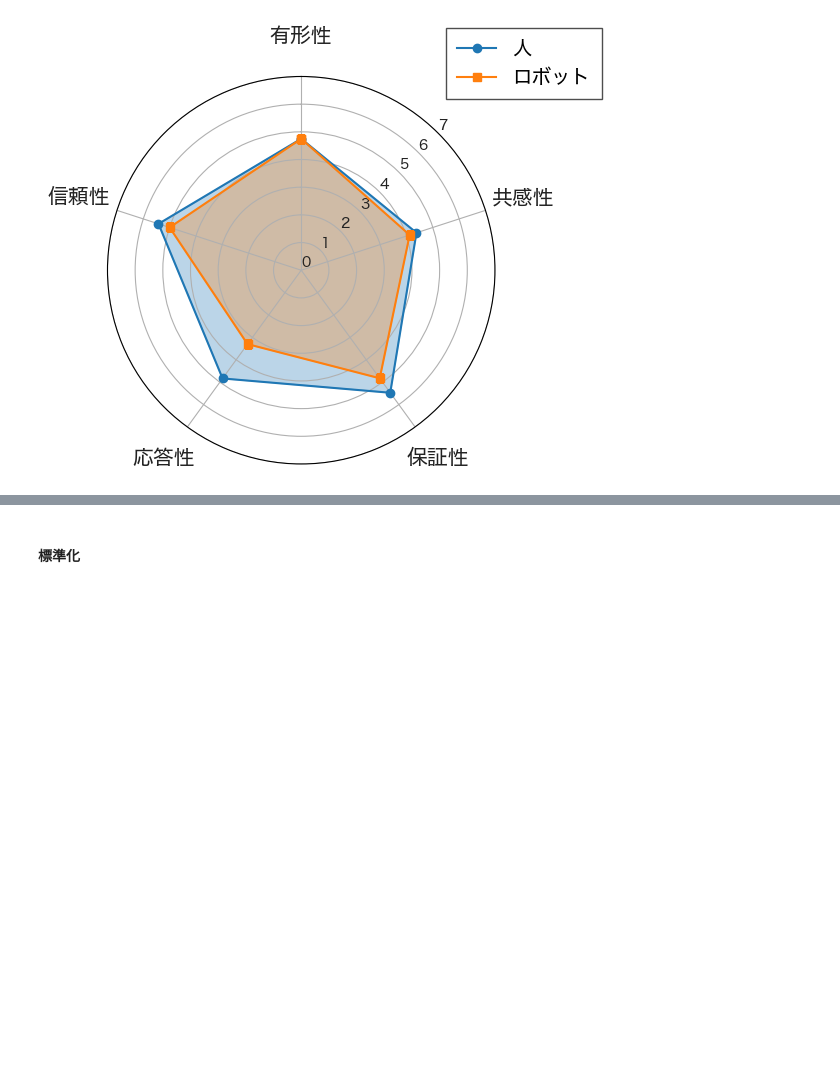
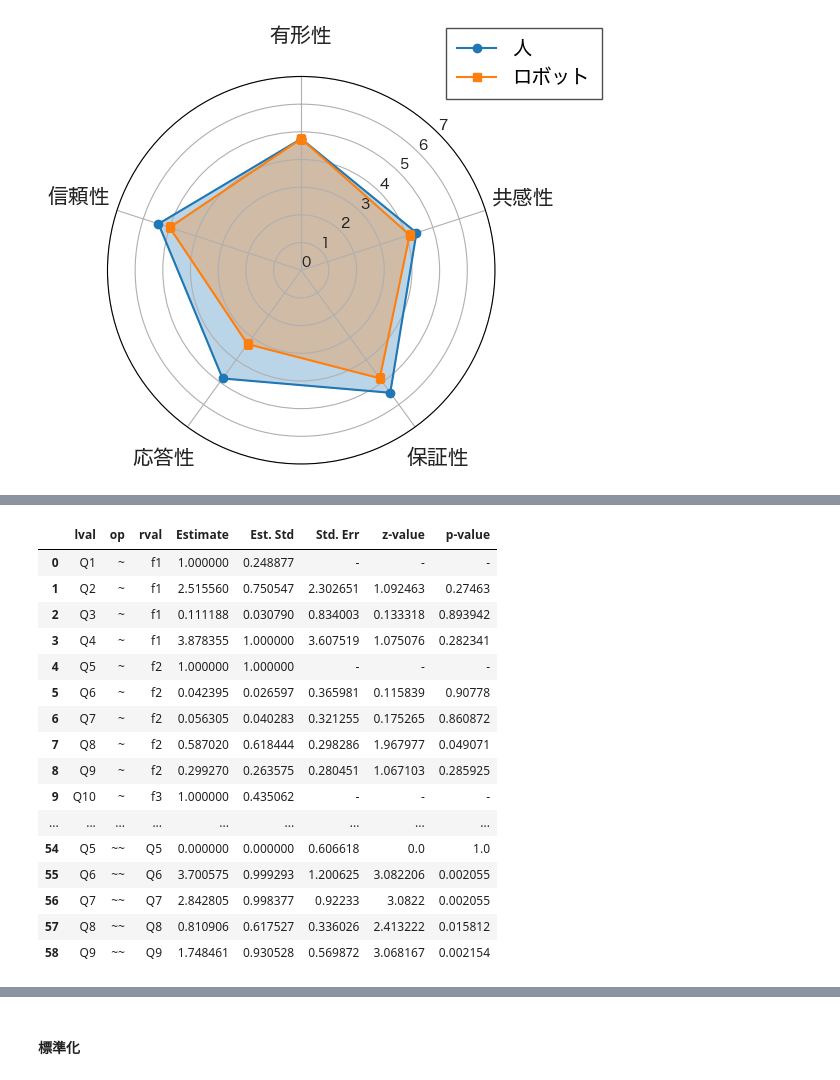
Before and after one commit to hayaponpoco/CommU_cafe, a Jupyter notebook: analysis/analysis.ipynb, the cells around one changed output, grey strips where cells are left out. Cells and saved outputs as stored; diff of their text form; code cells hidden in the pictures; blank space fills up the shorter version.

```diff
--- a/analysis/analysis.ipynb
+++ b/analysis/analysis.ipynb
@@ -318,0 +380,19 @@ fig.savefig('./radar_chart.png', dpi=300, bbox_inches='tight', pad_inches=0.05,
+# %%
+import semopy
+
+mod = """
+    f1 =~ Q1 + Q2 + Q3 + Q4
+    f2 =~ Q5 + Q6 + Q7 + Q8 + Q9
+    f3 =~ Q10 + Q11 + Q12 + Q13
+    f4 =~ Q14 + Q15 + Q16 + Q17
+    f5 =~ Q18 + Q19 + Q20 + Q21 + Q22
+"""
+
+# 確認的因子分析の実行
+model = semopy.Model(mod)
+result = model.fit(fa_data)
+
+# 標準解を含む結果の出力
+inspect = model.inspect(std_est=True)
+inspect
+# %% [output]
@@ -318,0 +400,17 @@ fig.savefig('./radar_chart.png', dpi=300, bbox_inches='tight', pad_inches=0.05,
+|  | lval | op | rval | Estimate | Est. Std | Std. Err | z-value | p-value |
+| 0 | Q1 | ~ | f1 | 1.000000 | 0.248877 | - | - | - |
+| 1 | Q2 | ~ | f1 | 2.515560 | 0.750547 | 2.302651 | 1.092463 | 0.27463 |
+| 2 | Q3 | ~ | f1 | 0.111188 | 0.030790 | 0.834003 | 0.133318 | 0.893942 |
+| 3 | Q4 | ~ | f1 | 3.878355 | 1.000000 | 3.607519 | 1.075076 | 0.282341 |
+| 4 | Q5 | ~ | f2 | 1.000000 | 1.000000 | - | - | - |
+| 5 | Q6 | ~ | f2 | 0.042395 | 0.026597 | 0.365981 | 0.115839 | 0.90778 |
+| 6 | Q7 | ~ | f2 | 0.056305 | 0.040283 | 0.321255 | 0.175265 | 0.860872 |
+| 7 | Q8 | ~ | f2 | 0.587020 | 0.618444 | 0.298286 | 1.967977 | 0.049071 |
+| 8 | Q9 | ~ | f2 | 0.299270 | 0.263575 | 0.280451 | 1.067103 | 0.285925 |
+| 9 | Q10 | ~ | f3 | 1.000000 | 0.435062 | - | - | - |
+| ... | ... | ... | ... | ... | ... | ... | ... | ... |
+| 54 | Q5 | ~~ | Q5 | 0.000000 | 0.000000 | 0.606618 | 0.0 | 1.0 |
+| 55 | Q6 | ~~ | Q6 | 3.700575 | 0.999293 | 1.200625 | 3.082206 | 0.002055 |
+| 56 | Q7 | ~~ | Q7 | 2.842805 | 0.998377 | 0.92233 | 3.0822 | 0.002055 |
+| 57 | Q8 | ~~ | Q8 | 0.810906 | 0.617527 | 0.336026 | 2.413222 | 0.015812 |
+| 58 | Q9 | ~~ | Q9 | 1.748461 | 0.930528 | 0.569872 | 3.068167 | 0.002154 |
```
Also changed, not shown: parts of 16 cells of this notebook, 7 other files.
